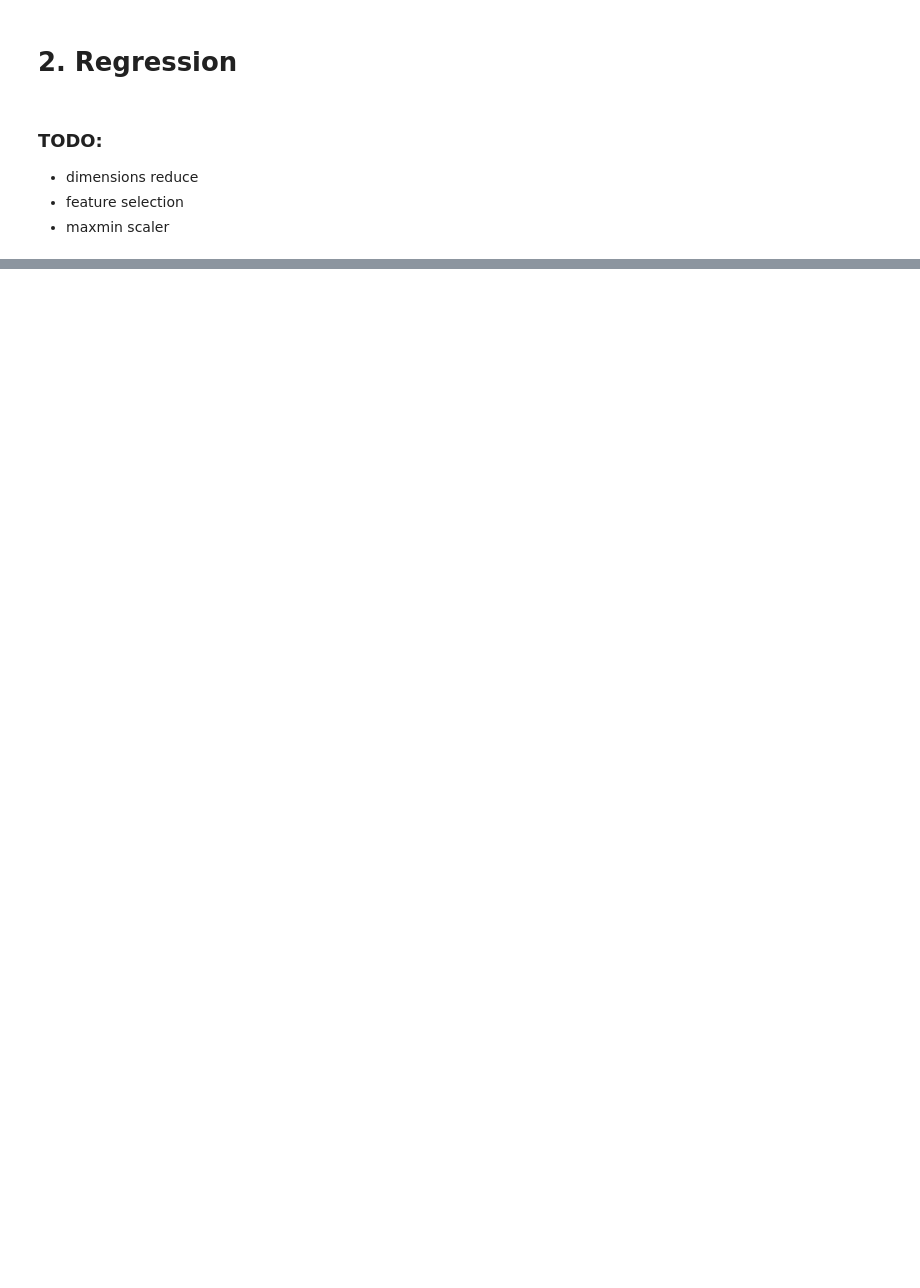
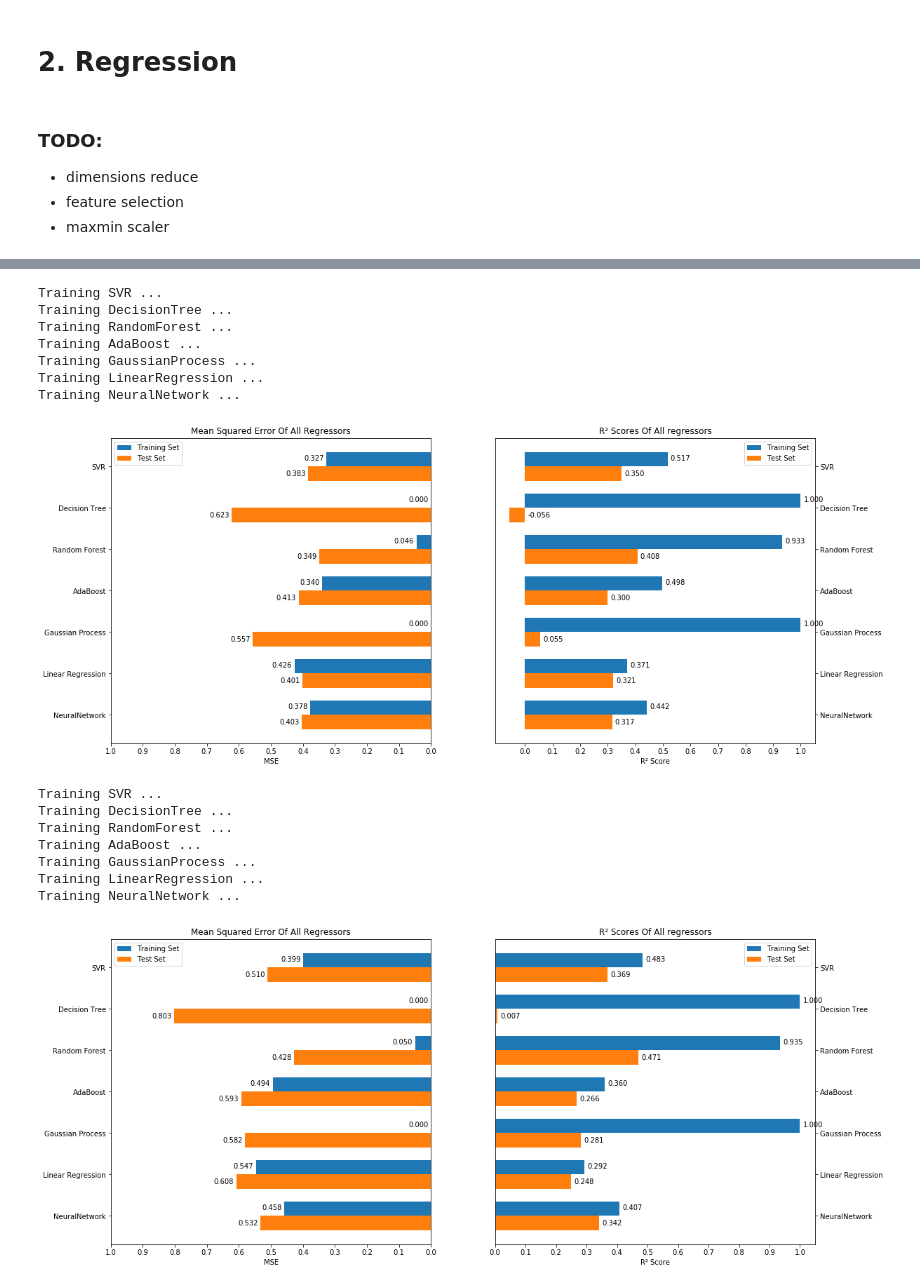
Before and after one commit to leihao1/Comparison-of-Machine-Learning-Prediction-Models, a Jupyter notebook: regression/regression.ipynb, the cells around one changed output, grey strips where cells are left out. Saved outputs shown, nothing was run; the diff lists cells and outputs as text; code cells hidden in the pictures; blank space fills up the shorter version.

Commit message:
added plot functions

```diff
--- a/regression/regression.ipynb
+++ b/regression/regression.ipynb
@@ -215,0 +284,59 @@ svr.best_estimator_.score(X_test,y_test),svr.best_params_
+# %%
+def run_all_regrs(X_train, y_train, X_test, y_test):
+    all_regrs = []
+    regr_names = []
+
+    regr1 = train_SVR(X_train, y_train)
+    all_regrs.append(regr1.best_estimator_)
+    regr_names.append('SVR')
+
+    regr2 = train_DecisionTree(X_train, y_train)
+    all_regrs.append(regr2.best_estimator_)
+    regr_names.append('Decision Tree')
+
+    regr3 = train_RandomForest(X_train, y_train)
+    all_regrs.append(regr3.best_estimator_)
+    regr_names.append('Random Forest')
+
+    regr4 = train_AdaBoost(X_train, y_train)
+    all_regrs.append(regr4.best_estimator_)
+    regr_names.append('AdaBoost')
+
+    regr5 = train_GaussianProcess(X_train, y_train)
+    all_regrs.append(regr5.best_estimator_)
+    regr_names.append('Gaussian Process')
+
+    regr6 = train_LinearRegression(X_train, y_train)
+    all_regrs.append(regr6.best_estimator_)
+    regr_names.append('Linear Regression')
+
+    regr7 = train_NeuralNetwork(X_train, y_train)
+    all_regrs.append(regr7.best_estimator_)
+    regr_names.append('NeuralNetwork')
+
+    plot_all(X_train, y_train, X_test, y_test, all_regrs, regr_names)
+    return all_regrs, regr_names
+# %%
+for df, file in zip(dfs,files):
+    X = df.iloc[:,:-1]
+    y = df.iloc[:,-1]
+    X_train, X_test, y_train, y_test = train_test_split(X,y,test_size=0.3,random_state=0)
+    X_train, X_test = normalize_data(X_train, X_test)
+    regrs, names = run_all_regrs(X_train, y_train, X_test, y_test)
+# %% [output]
+Training SVR ...
+Training DecisionTree ...
+Training RandomForest ...
+Training AdaBoost ...
+Training GaussianProcess ...
+Training LinearRegression ...
+Training NeuralNetwork ...
+[figure, added]
+Training SVR ...
+Training DecisionTree ...
+Training RandomForest ...
+Training AdaBoost ...
+Training GaussianProcess ...
+Training LinearRegression ...
+Training NeuralNetwork ...
+[figure, added]
```
Also changed, not shown: parts of 10 cells of this notebook, 2 other files.
